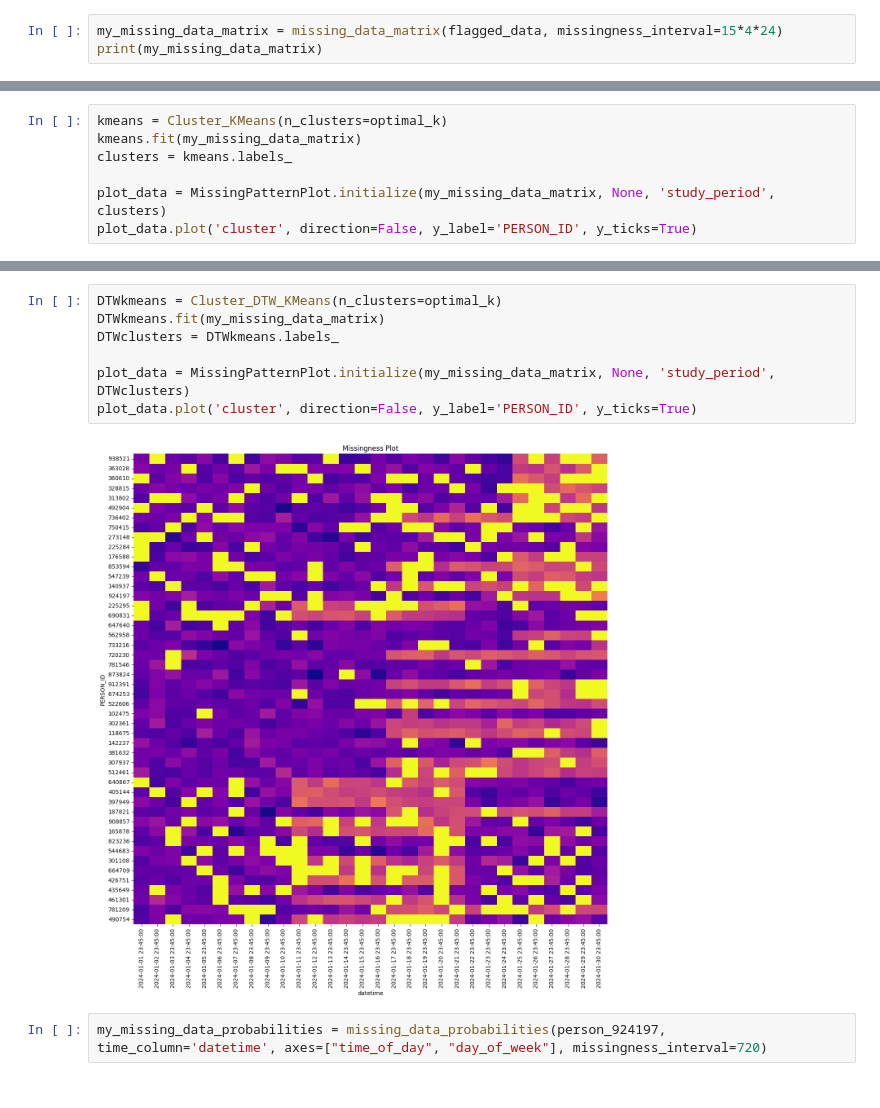
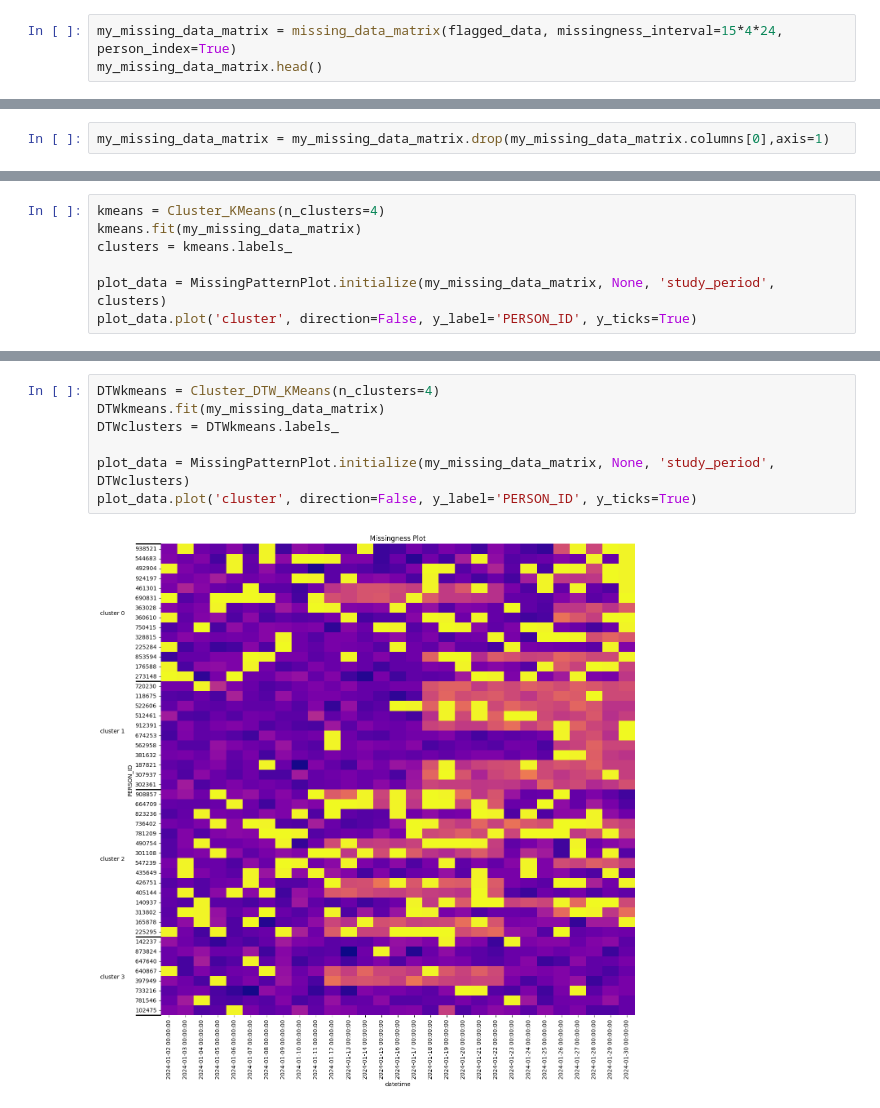
Before and after one commit to DigitalBiomarkerDiscoveryPipeline/FOMO, a Jupyter notebook: fomo/examples/full_pipeline.ipynb, the cells around one changed output, grey strips where cells are left out. Cells and saved outputs as stored; diff of their text form.

```diff
--- a/fomo/examples/full_pipeline.ipynb
+++ b/fomo/examples/full_pipeline.ipynb
@@ -60,4 +51,4 @@ print(person_924197)
 # %%
-my_missing_data_matrix = missing_data_matrix(flagged_data, missingness_interval=15*4*24)
-print(my_missing_data_matrix)
+my_missing_data_matrix = missing_data_matrix(flagged_data, missingness_interval=15*4*24, person_index=True)
+my_missing_data_matrix.head()
 # %% [output]
@@ -81,2 +63,4 @@ person_id
+# %%
+my_missing_data_matrix = my_missing_data_matrix.drop(my_missing_data_matrix.columns[0],axis=1)
 # %%
 plot_data = MissingPatternPlot(my_missing_data_matrix, None, 'study_period', None)
@@ -94,5 +78,5 @@ optimal_k 4
 # %%
-kmeans = Cluster_KMeans(n_clusters=optimal_k)
+kmeans = Cluster_KMeans(n_clusters=4)
 kmeans.fit(my_missing_data_matrix)
 clusters = kmeans.labels_
 
@@ -103,11 +105,9 @@ plot_data.plot('cluster', direction=False, y_label='PERSON_ID', y_ticks=True)
 # %%
-DTWkmeans = Cluster_DTW_KMeans(n_clusters=optimal_k)
+DTWkmeans = Cluster_DTW_KMeans(n_clusters=4)
 DTWkmeans.fit(my_missing_data_matrix)
 DTWclusters = DTWkmeans.labels_
 
 plot_data = MissingPatternPlot.initialize(my_missing_data_matrix, None, 'study_period', DTWclusters)
 plot_data.plot('cluster', direction=False, y_label='PERSON_ID', y_ticks=True)
 # %% [output]
-[figure, old version]
+[figure, new version]
-# %%
-my_missing_data_probabilities = missing_data_probabilities(person_924197, time_column='datetime', axes=["time_of_day", "day_of_week"], missingness_interval=720)
```
Also changed, not shown: parts of 11 cells of this notebook.
